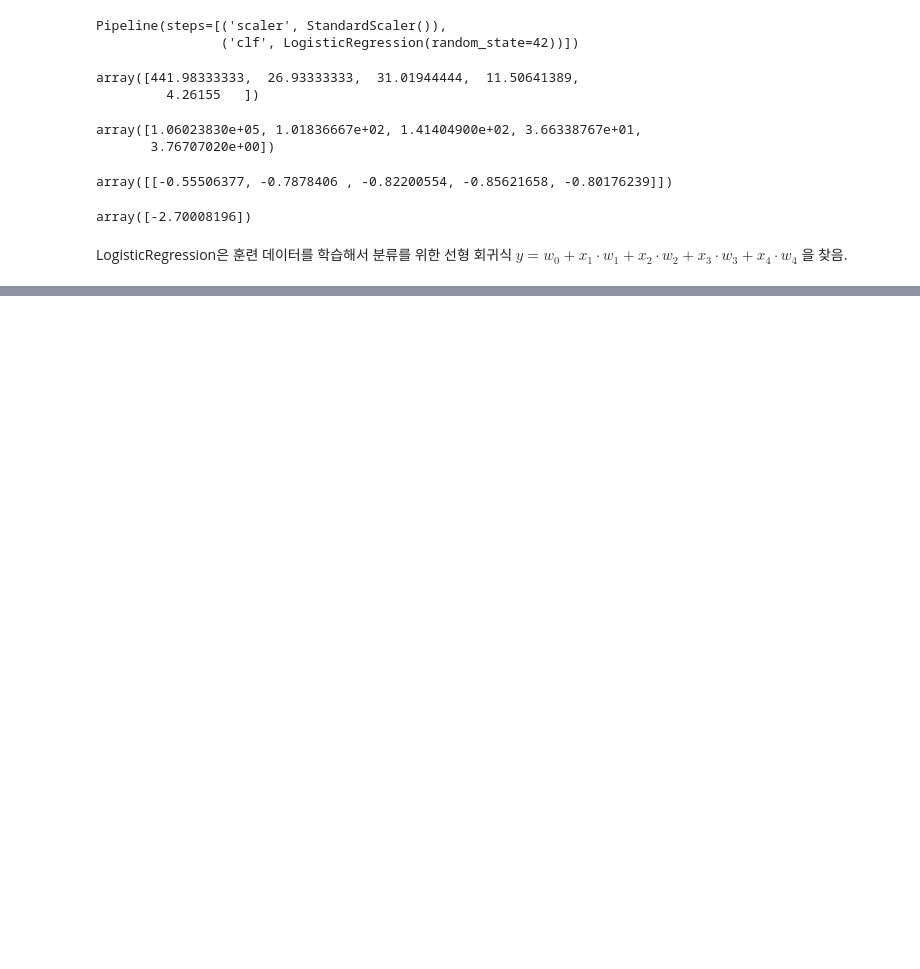
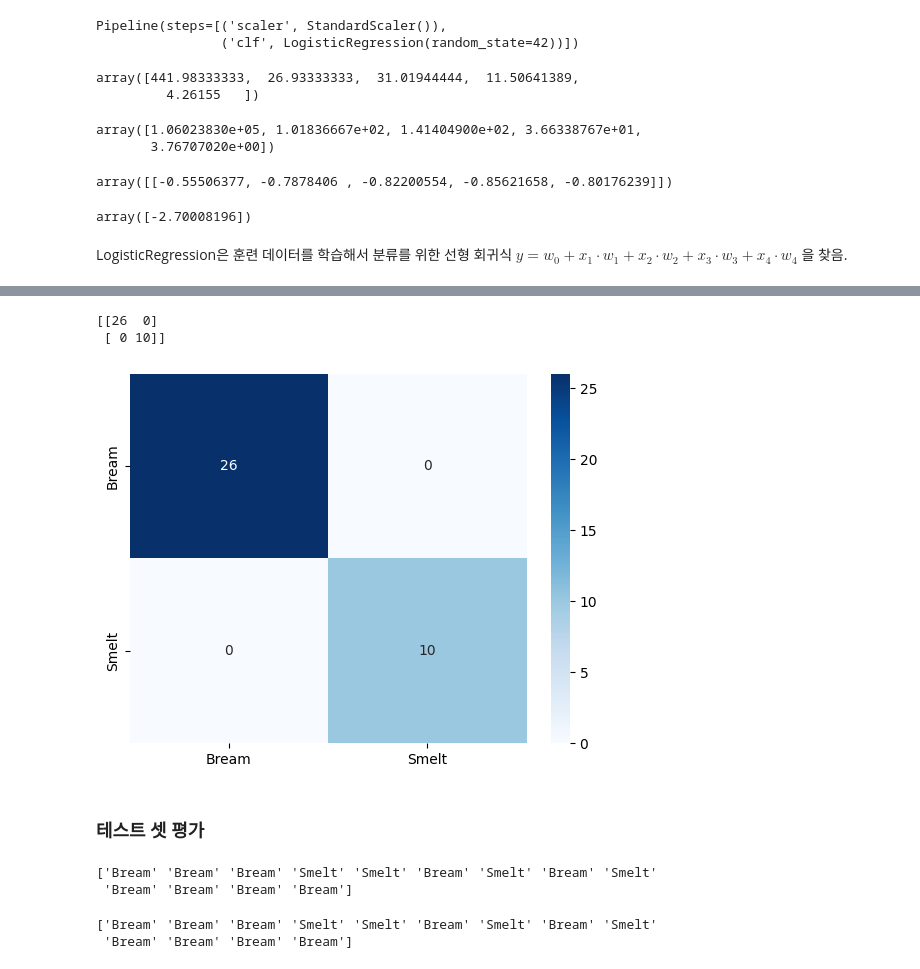
Before and after one commit to JakeOh/202605_BD57, a Jupyter notebook: lab_ml/ml08_logistic_regression.ipynb, the cells around one changed output, grey strips where cells are left out. Saved outputs shown, nothing was run; the diff lists cells and outputs as text; code cells hidden in the pictures; blank space fills up the shorter version.

```diff
--- a/lab_ml/ml08_logistic_regression.ipynb
+++ b/lab_ml/ml08_logistic_regression.ipynb
@@ -147,0 +154,3 @@ $ y = w_0 + x_1 \cdot w_1 + x_2 \cdot w_2 + x_3 \cdot w_3 + x_4 \cdot w_4 $
+# %%
+train_pred = pipe.predict(X=x_train)  # 훈련 셋 예측값(도미/빙어)
+print(train_pred)
@@ -147,0 +187,16 @@ $ y = w_0 + x_1 \cdot w_1 + x_2 \cdot w_2 + x_3 \cdot w_3 + x_4 \cdot w_4 $
+# %%
+train_cm = confusion_matrix(y_true=y_train, y_pred=train_pred)
+print(train_cm)
+# %% [output]
+[[26  0]
+ [ 0 10]]
+# %%
+target_names = ['Bream', 'Smelt']
+# %%
+sns.heatmap(data=train_cm, cmap='Blues', annot=True,
+            xticklabels=target_names, yticklabels=target_names)
+plt.show()
+# %% [output]
+[figure, added]
+# %% [markdown]
+### 테스트 셋 평가
@@ -147,0 +205,10 @@ $ y = w_0 + x_1 \cdot w_1 + x_2 \cdot w_2 + x_3 \cdot w_3 + x_4 \cdot w_4 $
+# %%
+print(test_pred)
+# %% [output]
+['Bream' 'Bream' 'Bream' 'Smelt' 'Smelt' 'Bream' 'Smelt' 'Bream' 'Smelt'
+ 'Bream' 'Bream' 'Bream' 'Bream']
+# %%
+print(y_test)
+# %% [output]
+['Bream' 'Bream' 'Bream' 'Smelt' 'Smelt' 'Bream' 'Smelt' 'Bream' 'Smelt'
+ 'Bream' 'Bream' 'Bream' 'Bream']
```
Also changed, not shown: parts of 15 cells of this notebook.
